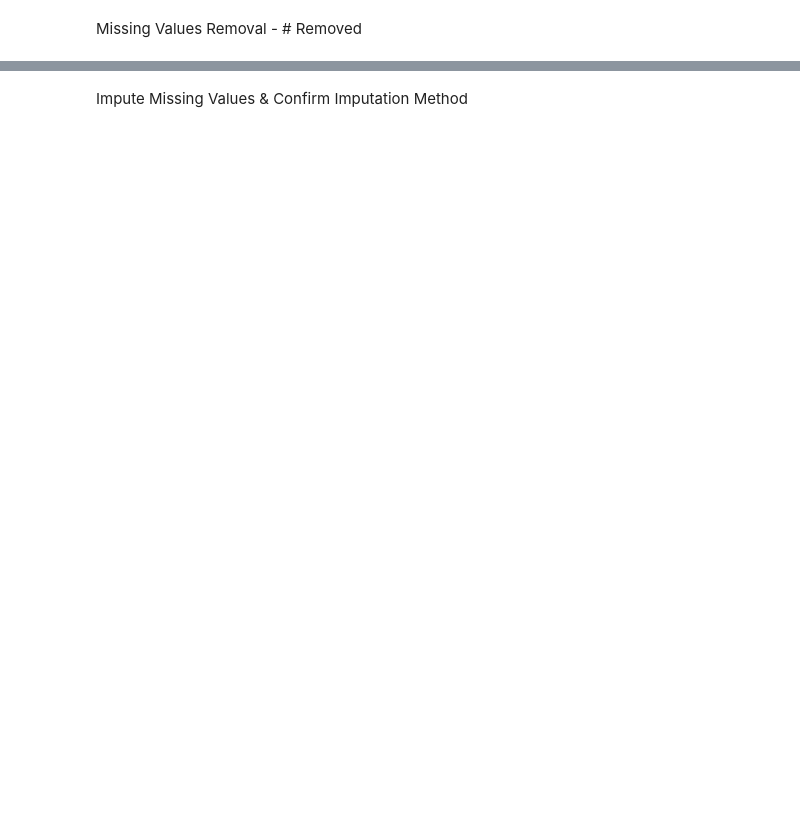
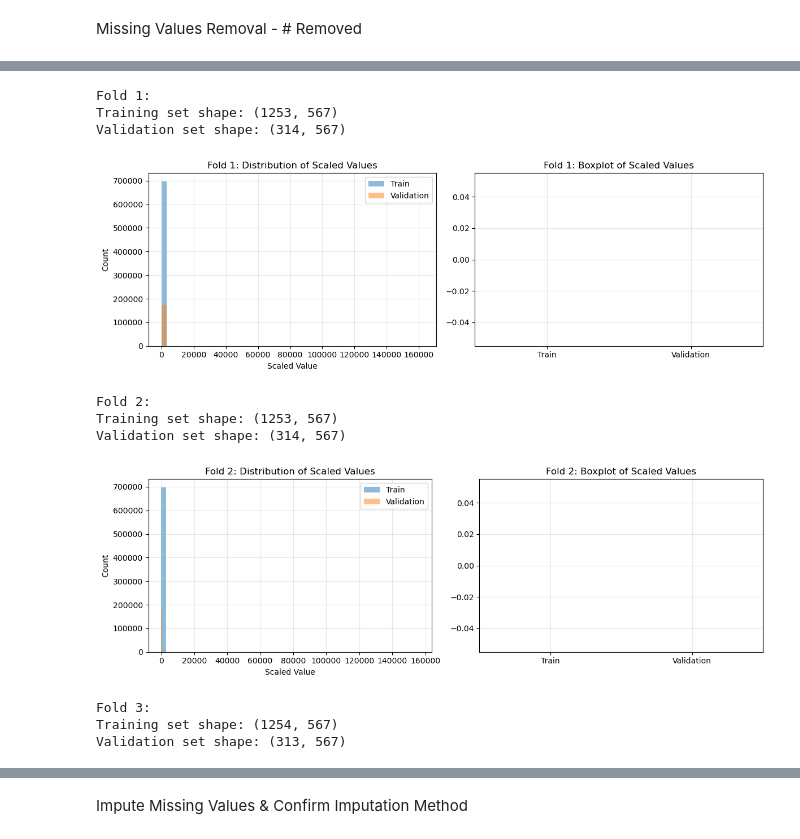
Before and after one commit to hugo-am/SECOM_HTWG2, a Jupyter notebook: SECOM Base.ipynb, the cells around one changed output, grey strips where cells are left out. Cells and saved outputs as stored; diff of their text form; code cells hidden in the pictures; blank space fills up the shorter version.

```diff
--- a/SECOM Base.ipynb
+++ b/SECOM Base.ipynb
@@ -715,12 +887,65 @@ Scale Train Data
 # %%
-#scale the data using robust scaler
 from sklearn.preprocessing import RobustScaler
-scaler = RobustScaler()
-train_data_scaled = scaler.fit_transform(train_data.drop(columns=['status']))
-#convert the scaled data back to a dataframe
-train_data_scaled = pd.DataFrame(train_data_scaled, columns=train_data.drop(columns=['status']).columns)
-train_data_scaled['status'] = train_data['status'].values
 
-# Check the first few rows of the scaled training data
-train_data_scaled.head()
+# Initialize storage for scaled data
+scaled_folds = []
+
+# Process each fold
+for fold_idx, (train_idx, val_idx) in enumerate(fold_indices, 1):
+    # Split into train and validation sets
+    train_fold = data.iloc[train_idx]
+    val_fold = data.iloc[val_idx]
+
+    # Separate features and target
+    X_train = train_fold.drop(columns=['status'])
+    y_train = train_fold['status']
+    X_val = val_fold.drop(columns=['status'])
+    y_val = val_fold['status']
+
+    # Initialize and fit scaler on training data only
+    scaler = RobustScaler()
+    X_train_scaled = scaler.fit_transform(X_train)
+    # Transform validation data using the same scaler
+    X_val_scaled = scaler.transform(X_val)
+
+    # Convert back to dataframes with column names
+    X_train_scaled = pd.DataFrame(X_train_scaled, columns=X_train.columns)
+    X_val_scaled = pd.DataFrame(X_val_scaled, columns=X_val.columns)
+
+    # Add status back
+    X_train_scaled['status'] = y_train.values
+    X_val_scaled['status'] = y_val.values
+
+    # Store the scaled datasets
+    scaled_folds.append({
+        'fold': fold_idx,
+        'train': X_train_scaled,
+        'val': X_val_scaled,
+        'scaler': scaler
+    })
+
+    print(f"\nFold {fold_idx}:")
+    print(f"Training set shape: {X_train_scaled.shape}")
+    print(f"Validation set shape: {X_val_scaled.shape}")
+
+    # Optional: Show distribution of scaled values for this fold
+    plt.figure(figsize=(12, 4))
+    plt.subplot(121)
+    plt.hist(X_train_scaled.drop(columns=['status']).values.ravel(), bins=50, alpha=0.5, label='Train')
+    plt.hist(X_val_scaled.drop(columns=['status']).values.ravel(), bins=50, alpha=0.5, label='Validation')
+    plt.title(f'Fold {fold_idx}: Distribution of Scaled Values')
+    plt.xlabel('Scaled Value')
+    plt.ylabel('Count')
+    plt.legend()
+    plt.grid(True, alpha=0.3)
+
+    # Show boxplot of scaled values
+    plt.subplot(122)
+    plt.boxplot([X_train_scaled.drop(columns=['status']).values.ravel(),
+                 X_val_scaled.drop(columns=['status']).values.ravel()],
+                labels=['Train', 'Validation'])
+    plt.title(f'Fold {fold_idx}: Boxplot of Scaled Values')
+    plt.grid(True, alpha=0.3)
+    plt.tight_layout()
+    plt.show()
 # %% [output]
@@ -732,0 +952,11 @@ train_data_scaled.head()
+Fold 1:
+Training set shape: (1253, 567)
+Validation set shape: (314, 567)
+[figure, added]
+Fold 2:
+Training set shape: (1253, 567)
+Validation set shape: (314, 567)
+[figure, added]
+Fold 3:
+Training set shape: (1254, 567)
+Validation set shape: (313, 567)
```
Also changed, not shown: parts of 29 cells of this notebook.
